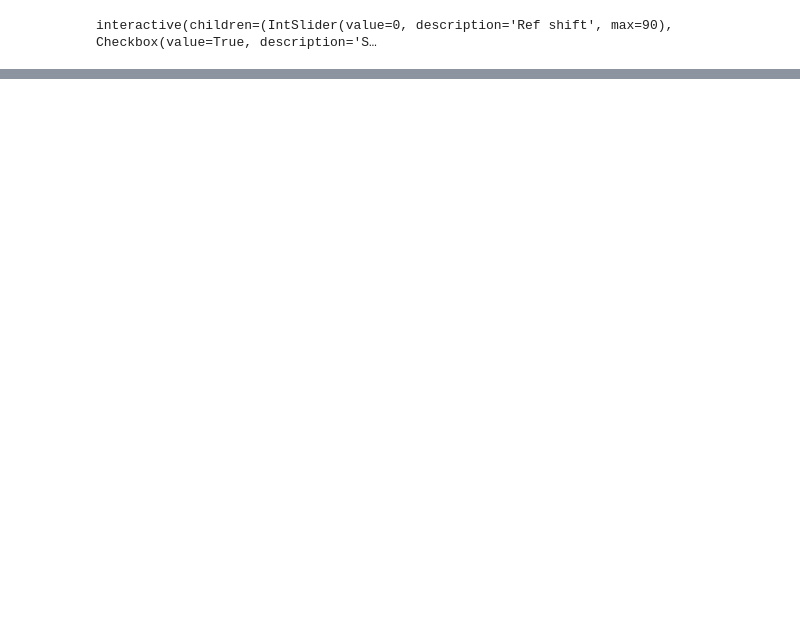
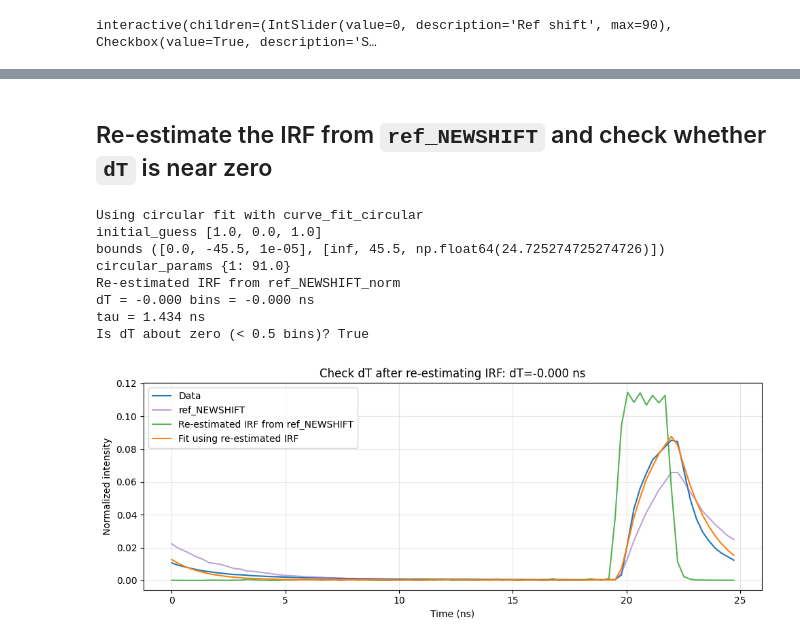
Before and after one commit to VicidominiLab/BrightEyes-Flim, a Jupyter notebook: example notebooks/Alignment Data.ipynb, the cells around one changed output, grey strips where cells are left out. Saved outputs shown, nothing was run; the diff lists cells and outputs as text; code cells hidden in the pictures; blank space fills up the shorter version.

Commit message:
Now using the dT from the fit, the data of the ref are shifted and verified the dT is equal to zero

```diff
--- a/example notebooks/Alignment Data.ipynb
+++ b/example notebooks/Alignment Data.ipynb
@@ -319,0 +459,71 @@ interactive(children=(IntSlider(value=0, description='Ref shift', max=90), Check
+# %% [markdown]
+## Re-estimate the IRF from `ref_NEWSHIFT` and check whether `dT` is near zero
+# %%
+est_irf_newshift = np.asarray(
+    Alignment.IRF_from_data_deconvolution(
+        ref_NEWSHIFT_norm,
+        t_ns,
+        C_REF,
+        tau_ref_ns,
+        period_ns,
+        iterations=IRF_ITERATIONS,
+        regularization=0,
+    ),
+    dtype=float,
+)
+est_irf_newshift_norm = est_irf_newshift / est_irf_newshift.sum()
+
+fit_result_newshift_irf, fit_cov_newshift_irf = Alignment.perform_fit_data(
+    t_ns,
+    data_hist_raw,
+    est_irf_newshift_norm,
+    period_ns,
+    fit_type="circular",
+    mode=FIT_MODE,
+)
+
+dT_newshift_irf_bins = fit_result_newshift_irf["dT"]
+dT_newshift_irf_ns = dT_newshift_irf_bins * dt_ns
+is_dt_about_zero = abs(dT_newshift_irf_bins) < 0.5
+
+print("Re-estimated IRF from ref_NEWSHIFT_norm")
+print(f"dT = {dT_newshift_irf_bins:.3f} bins = {dT_newshift_irf_ns:.3f} ns")
+print(f"tau = {fit_result_newshift_irf['tau']:.3f} ns")
+print(f"Is dT about zero (< 0.5 bins)? {is_dt_about_zero}")
+
+fitted_hist_newshift_irf = np.asarray(
+    Alignment.fit_model_data(
+        t_ns,
+        fit_result_newshift_irf["C"],
+        fit_result_newshift_irf["dT"],
+        fit_result_newshift_irf["tau"],
+        irf=est_irf_newshift_norm,
+        period=period_ns,
+        mode=FIT_MODE,
+    ),
+    dtype=float,
+)
+fitted_hist_newshift_irf_norm = fitted_hist_newshift_irf / fitted_hist_newshift_irf.sum()
+
+plt.figure(figsize=(10, 4))
+plt.plot(t_ns, data_hist_raw_norm, label="Data", color="tab:blue")
+plt.plot(t_ns, ref_NEWSHIFT_norm, label="ref_NEWSHIFT", color="tab:purple", alpha=0.6)
+plt.plot(t_ns, est_irf_newshift_norm, label="Re-estimated IRF from ref_NEWSHIFT", color="tab:green", alpha=0.8)
+plt.plot(t_ns, fitted_hist_newshift_irf_norm, label="Fit using re-estimated IRF", color="tab:orange")
+plt.xlabel("Time (ns)")
+plt.ylabel("Normalized intensity")
+plt.title(f"Check dT after re-estimating IRF: dT={dT_newshift_irf_ns:.3f} ns")
+plt.grid(True, alpha=0.3)
+plt.legend()
+plt.tight_layout()
+plt.show()
+# %% [output]
+Using circular fit with curve_fit_circular
+initial_guess [1.0, 0.0, 1.0]
+bounds ([0.0, -45.5, 1e-05], [inf, 45.5, np.float64(24.725274725274726)])
+circular_params {1: 91.0}
+Re-estimated IRF from ref_NEWSHIFT_norm
+dT = -0.000 bins = -0.000 ns
+tau = 1.434 ns
+Is dT about zero (< 0.5 bins)? True
+[figure, added]
```
Also changed, not shown: parts of 13 cells of this notebook.
